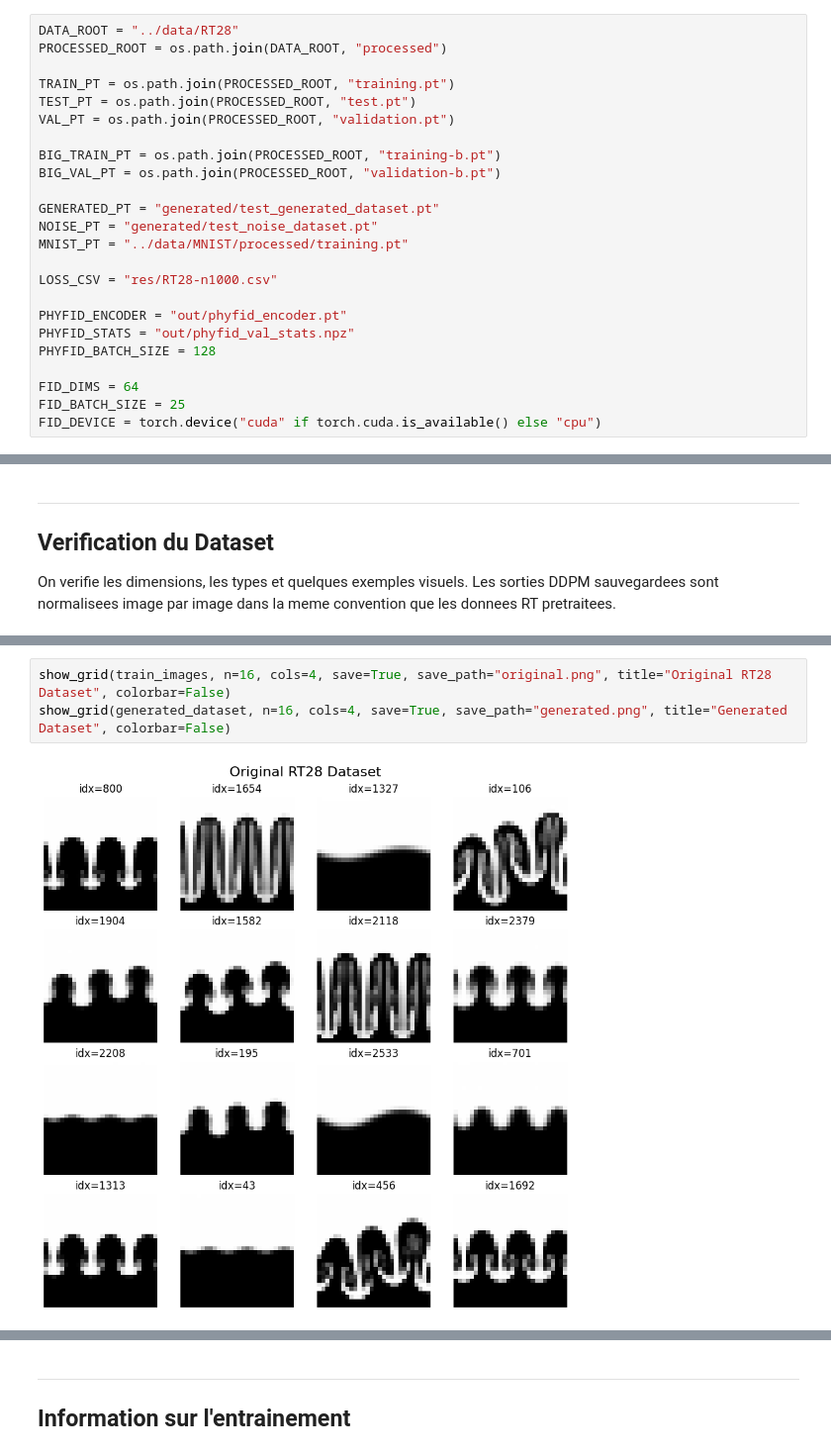
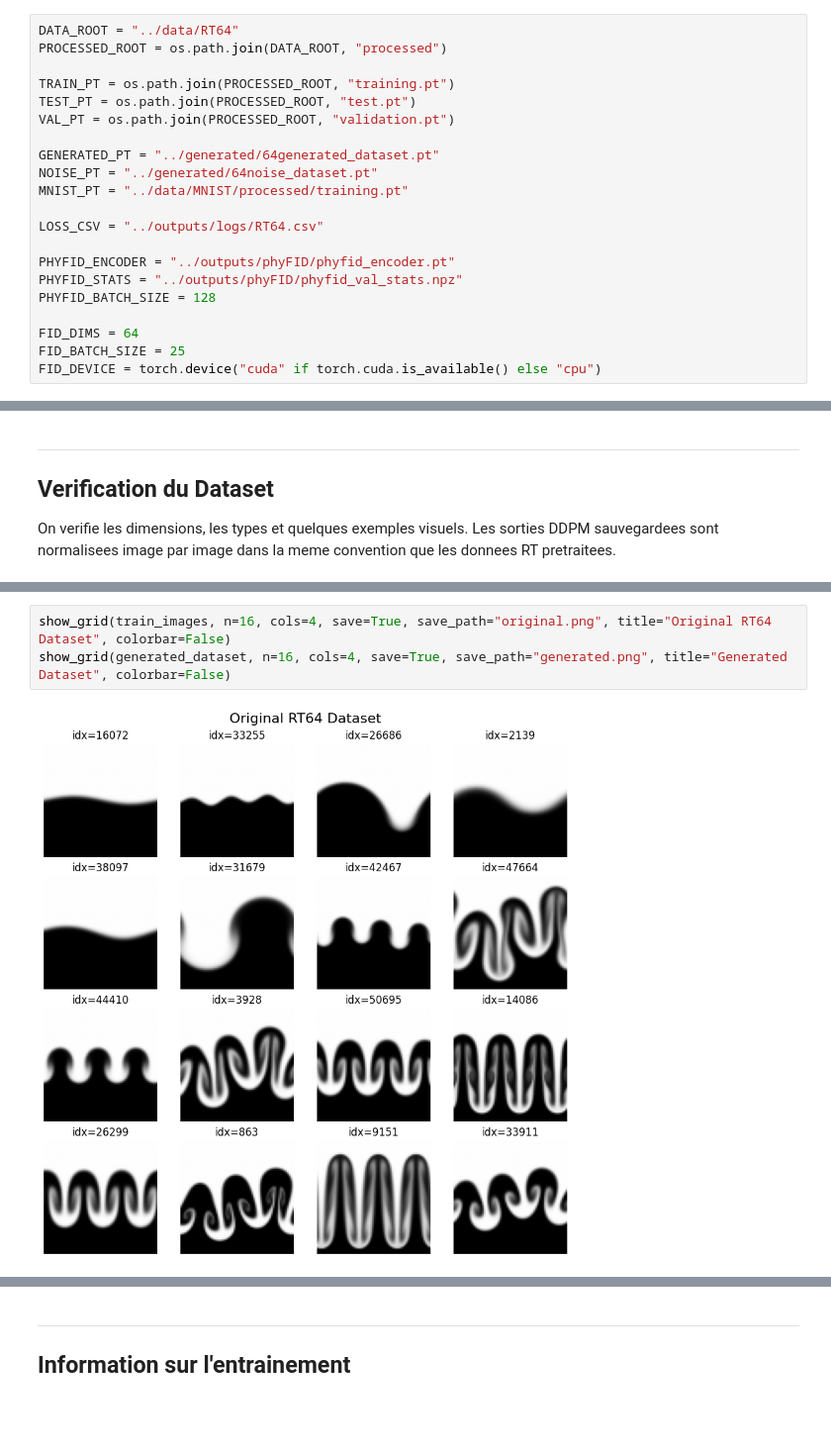
Before and after one commit to Samuel-Chapuis/Rayleigh-Taylor-Generative-Surrogate, a Jupyter notebook: analyse_reslutat/VisualisationPT.ipynb, the cells around one changed output, grey strips where cells are left out. Shown at 99% size. Drawn from its saved outputs; the diff is of its cells as text; blank space fills up the shorter version.

```diff
--- a/analyse_reslutat/VisualisationPT.ipynb
+++ b/analyse_reslutat/VisualisationPT.ipynb
@@ -33,22 +35,19 @@ from pytorch_fid.inception import InceptionV3
 # %%
-DATA_ROOT = "../data/RT28"
+DATA_ROOT = "../data/RT64"
 PROCESSED_ROOT = os.path.join(DATA_ROOT, "processed")
 
 TRAIN_PT = os.path.join(PROCESSED_ROOT, "training.pt")
 TEST_PT = os.path.join(PROCESSED_ROOT, "test.pt")
 VAL_PT = os.path.join(PROCESSED_ROOT, "validation.pt")
 
-BIG_TRAIN_PT = os.path.join(PROCESSED_ROOT, "training-b.pt")
-BIG_VAL_PT = os.path.join(PROCESSED_ROOT, "validation-b.pt")
-
-GENERATED_PT = "generated/test_generated_dataset.pt"
-NOISE_PT = "generated/test_noise_dataset.pt"
+GENERATED_PT = "../generated/64generated_dataset.pt"
+NOISE_PT = "../generated/64noise_dataset.pt"
 MNIST_PT = "../data/MNIST/processed/training.pt"
 
-LOSS_CSV = "res/RT28-n1000.csv"
+LOSS_CSV = "../outputs/logs/RT64.csv"
 
-PHYFID_ENCODER = "out/phyfid_encoder.pt"
-PHYFID_STATS = "out/phyfid_val_stats.npz"
+PHYFID_ENCODER = "../outputs/phyFID/phyfid_encoder.pt"
+PHYFID_STATS = "../outputs/phyFID/phyfid_val_stats.npz"
 PHYFID_BATCH_SIZE = 128
 
 FID_DIMS = 64
@@ -165,6 +158,6 @@ noise        shape=(1000, 1, 28, 28)  dtype=torch.float32 min=   0.000 max= 255.
 MNIST        shape=(54000, 28, 28)    dtype=torch.uint8 min=   0.000 max= 255.000 mean=  33.321 std=  78.572
 # %%
-show_grid(train_images, n=16, cols=4, save=True, save_path="original.png", title="Original RT28 Dataset", colorbar=False)
+show_grid(train_images, n=16, cols=4, save=True, save_path="original.png", title="Original RT64 Dataset", colorbar=False)
 show_grid(generated_dataset, n=16, cols=4, save=True, save_path="generated.png", title="Generated Dataset", colorbar=False)
 # %% [output]
-[figure, old version]
+[figure, new version]
```
Also changed, not shown: parts of 8 cells of this notebook, 9 other files.
